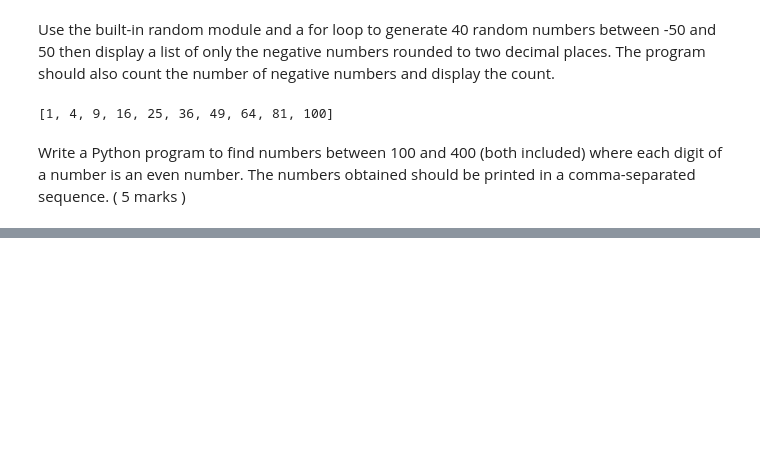
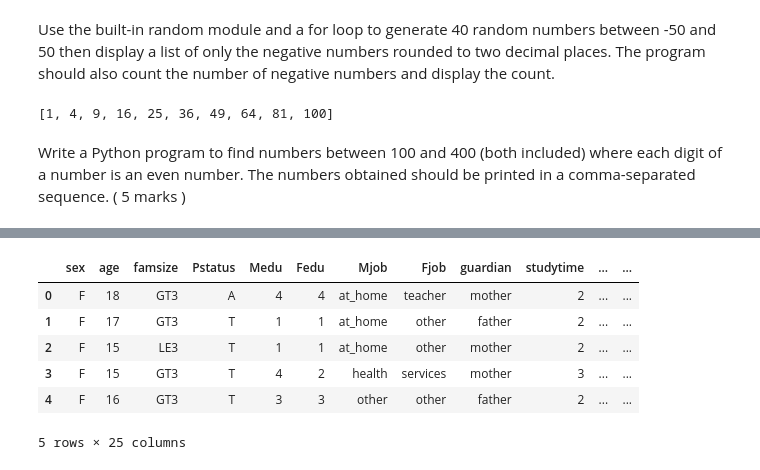
Before and after one commit to sfdxlwcSs/python-Basics, a Jupyter notebook: 151224/15thDecOnline.ipynb, the cells around one changed output, grey strips where cells are left out. Drawn from its saved outputs; the diff is of its cells as text; code cells hidden in the pictures; blank space fills up the shorter version.

```diff
--- a/151224/15thDecOnline.ipynb
+++ b/151224/15thDecOnline.ipynb
@@ -69,0 +95,15 @@ Write a Python program to find numbers between 100 and 400 (both included) where
+# %%
+# Calculate the % of stressed students.
+# 2. What is the average age of female students
+# 3. Add a column as avg_grade which equivalent to the average of 3 grades.
+# 4. Find the correlation between studytime and the average grades
+# 5. Check the distribution of average grade¶
+df_file2.head()
+# %% [output]
+|  | sex | age | famsize | Pstatus | Medu | Fedu | Mjob | Fjob | guardian | studytime | ... | ... |
+| 0 | F | 18 | GT3 | A | 4 | 4 | at_home | teacher | mother | 2 | ... | ... |
+| 1 | F | 17 | GT3 | T | 1 | 1 | at_home | other | father | 2 | ... | ... |
+| 2 | F | 15 | LE3 | T | 1 | 1 | at_home | other | mother | 2 | ... | ... |
+| 3 | F | 15 | GT3 | T | 4 | 2 | health | services | mother | 3 | ... | ... |
+| 4 | F | 16 | GT3 | T | 3 | 3 | other | other | father | 2 | ... | ... |
+5 rows × 25 columns
```
Also changed, not shown: parts of 10 cells of this notebook.
